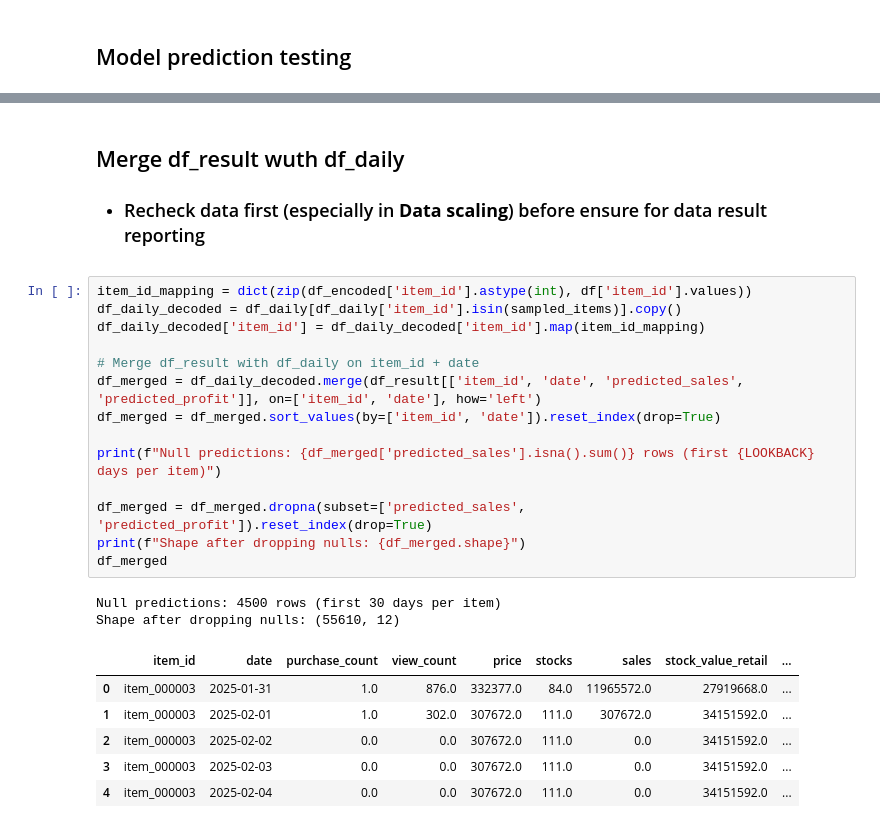
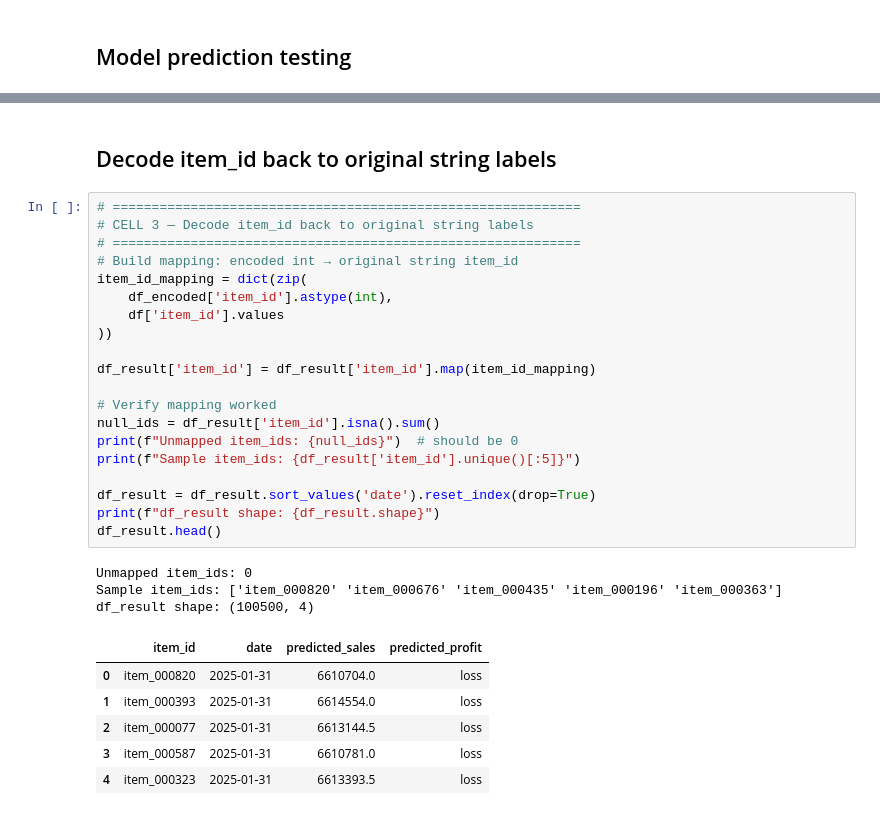
Before and after one commit to Mipjeiger/Fashion-recommendation-RAG-Finetuing-LLM-ML-Engineer-end-to-end, a Jupyter notebook: pipelines/ml_engineer/notebooks/eda.ipynb, the cells around one changed output, grey strips where cells are left out. Drawn from its saved outputs; the diff is of its cells as text.

```diff
--- a/pipelines/ml_engineer/notebooks/eda.ipynb
+++ b/pipelines/ml_engineer/notebooks/eda.ipynb
@@ -595,27 +658,32 @@ Name: item_id, dtype: object
 # %% [markdown]
-## Merge df_result wuth df_daily
-
-* ### Recheck data first (especially in **Data scaling**) before ensure for data result reporting
+## Decode item_id back to original string labels
 # %%
-item_id_mapping = dict(zip(df_encoded['item_id'].astype(int), df['item_id'].values))
-df_daily_decoded = df_daily[df_daily['item_id'].isin(sampled_items)].copy()
-df_daily_decoded['item_id'] = df_daily_decoded['item_id'].map(item_id_mapping)
+# ============================================================
+# CELL 3 — Decode item_id back to original string labels
+# ============================================================
+# Build mapping: encoded int → original string item_id
+item_id_mapping = dict(zip(
+    df_encoded['item_id'].astype(int),
+    df['item_id'].values
+))
 
-# Merge df_result with df_daily on item_id + date
-df_merged = df_daily_decoded.merge(df_result[['item_id', 'date', 'predicted_sales', 'predicted_profit']], on=['item_id', 'date'], how='left')
-df_merged = df_merged.sort_values(by=['item_id', 'date']).reset_index(drop=True)
+df_result['item_id'] = df_result['item_id'].map(item_id_mapping)
 
-print(f"Null predictions: {df_merged['predicted_sales'].isna().sum()} rows (first {LOOKBACK} days per item)")
+# Verify mapping worked
+null_ids = df_result['item_id'].isna().sum()
+print(f"Unmapped item_ids: {null_ids}")  # should be 0
+print(f"Sample item_ids: {df_result['item_id'].unique()[:5]}")
 
-df_merged = df_merged.dropna(subset=['predicted_sales', 'predicted_profit']).reset_index(drop=True)
-print(f"Shape after dropping nulls: {df_merged.shape}")
-df_merged
+df_result = df_result.sort_values('date').reset_index(drop=True)
+print(f"df_result shape: {df_result.shape}")
+df_result.head()
 # %% [output]
-Null predictions: 4500 rows (first 30 days per item)
-Shape after dropping nulls: (55610, 12)
+Unmapped item_ids: 0
+Sample item_ids: ['item_000820' 'item_000676' 'item_000435' 'item_000196' 'item_000363']
+df_result shape: (100500, 4)
-|  | item_id | date | purchase_count | view_count | price | stocks | sales | stock_value_retail | ... |
-| 0 | item_000003 | 2025-01-31 | 1.0 | 876.0 | 332377.0 | 84.0 | 11965572.0 | 27919668.0 | ... |
-| 1 | item_000003 | 2025-02-01 | 1.0 | 302.0 | 307672.0 | 111.0 | 307672.0 | 34151592.0 | ... |
-| 2 | item_000003 | 2025-02-02 | 0.0 | 0.0 | 307672.0 | 111.0 | 0.0 | 34151592.0 | ... |
-| 3 | item_000003 | 2025-02-03 | 0.0 | 0.0 | 307672.0 | 111.0 | 0.0 | 34151592.0 | ... |
-| 4 | item_000003 | 2025-02-04 | 0.0 | 0.0 | 307672.0 | 111.0 | 0.0 | 34151592.0 | ... |
+|  | item_id | date | predicted_sales | predicted_profit |
+| 0 | item_000820 | 2025-01-31 | 6610704.0 | loss |
+| 1 | item_000393 | 2025-01-31 | 6614554.0 | loss |
+| 2 | item_000077 | 2025-01-31 | 6613144.5 | loss |
+| 3 | item_000587 | 2025-01-31 | 6610781.0 | loss |
+| 4 | item_000323 | 2025-01-31 | 6613393.5 | loss |
```
Also changed, not shown: parts of 18 cells of this notebook.
